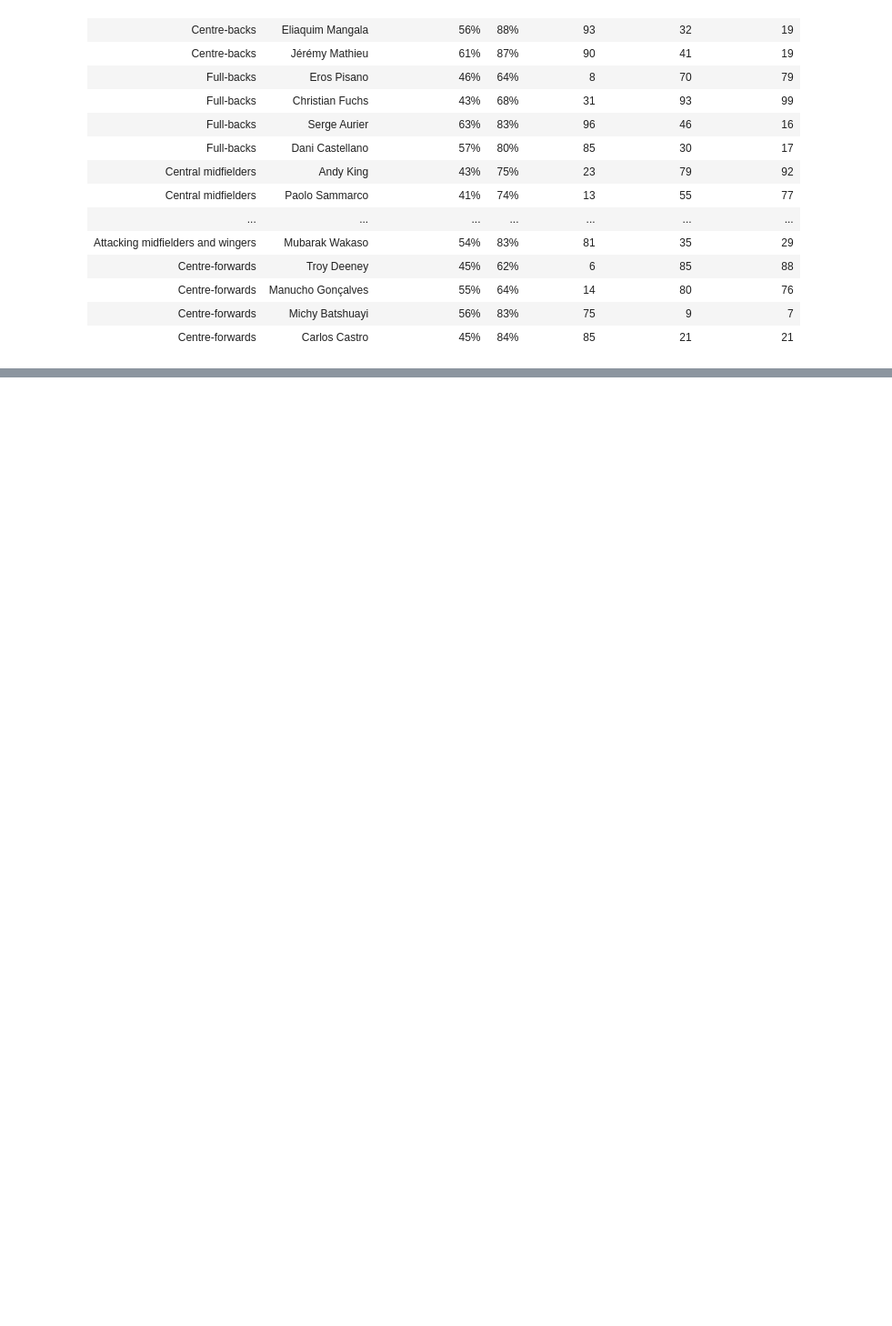
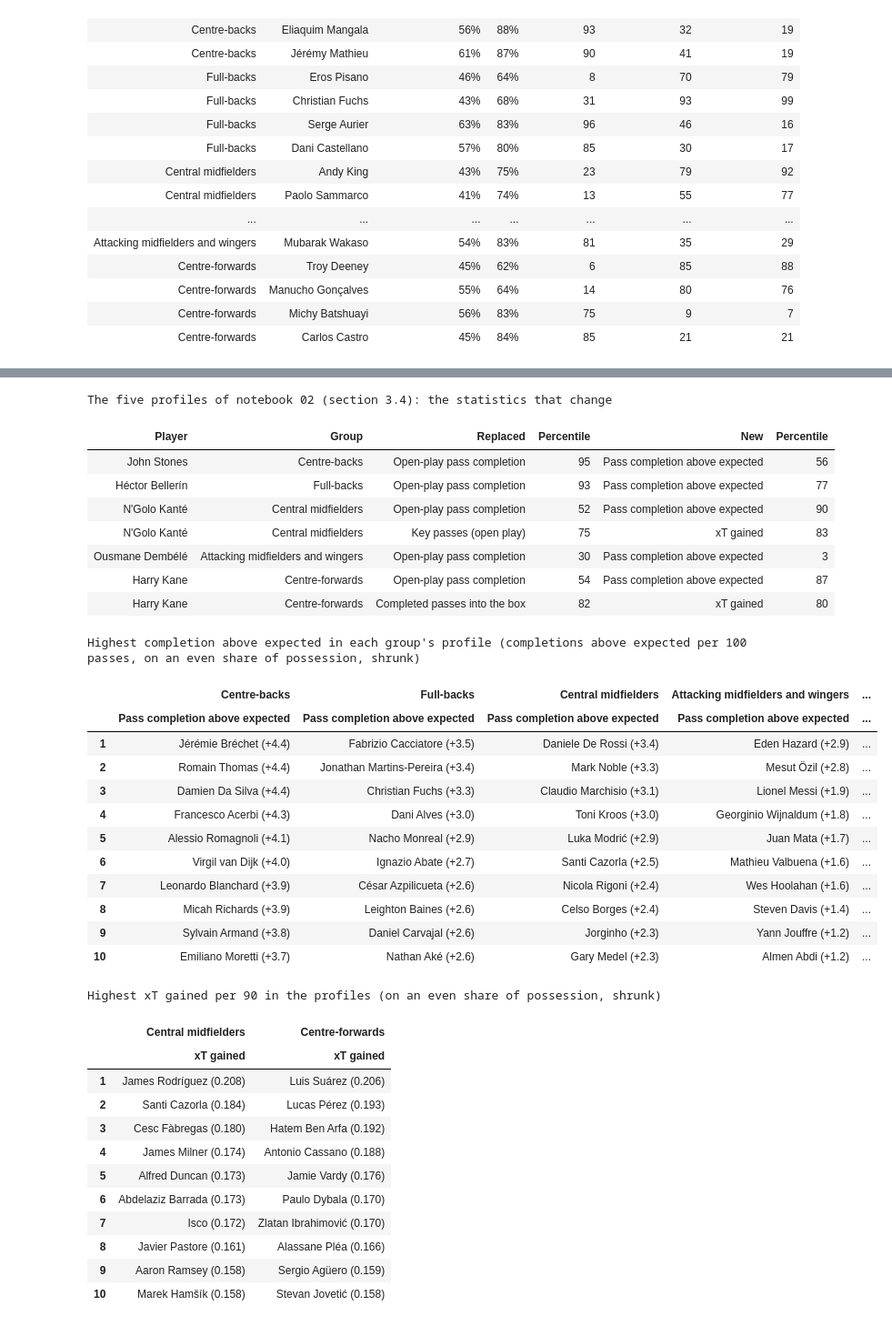
Before and after one commit to Fabiohhp/football-scouting, a Jupyter notebook: notebooks/03_possession_value.ipynb, the cells around one changed output, grey strips where cells are left out. Shown at 91% size. Saved outputs shown, nothing was run; the diff lists cells and outputs as text; code cells hidden in the pictures; blank space fills up the shorter version.

```diff
--- a/notebooks/03_possession_value.ipynb
+++ b/notebooks/03_possession_value.ipynb
@@ -1867,0 +2336,75 @@ of centre-backs to the 19th, Serge Aurier from the 96th to the 16th of full-back
+# %%
+EXAMPLES = ["John Stones", "Héctor Bellerín", "N'Golo Kanté", "Ousmane Dembélé", "Harry Kane"]
+rows = []
+for name in EXAMPLES:
+    i = players.index[players.name == name].item()
+    g = players.comparison_group[i]
+    for gg, new, old in SWAPS:
+        if gg == g:
+            rows.append({
+                "Player": name, "Group": GROUP_NAMES[g], "Replaced": NAMES[old],
+                "Percentile": percentile["before"].loc[i, old], "New": NAMES[new],
+                "Percentile ": percentile["after"].loc[i, new],
+            })  # fmt: skip
+display(
+    pd.DataFrame(rows)
+    .style.format("{:.0f}", subset=["Percentile", "Percentile "])
+    .hide(axis="index")
+    .set_caption("The five profiles of notebook 02 (section 3.4): the statistics that change")
+)
+top = {}
+for g, new, _ in SWAPS:
+    d = values_now[(values_now.comparison_group == g) & (values_now.statistic == new)]
+    best = d.nlargest(10, "shrunk")
+    fmt = (lambda v: f"{100 * v:+.1f}") if new != "xt" else (lambda v: f"{v:.3f}")
+    top[(GROUP_NAMES[g], NAMES[new])] = [
+        f"{players.name[i]} ({fmt(v)})" for i, v in zip(best.player_id, best.shrunk, strict=True)
+    ]
+top = pd.DataFrame(top, index=range(1, 11))
+display(
+    top[[c for c in top.columns if c[1] != NAMES["xt"]]].style.set_caption(
+        "Highest completion above expected in each group's profile (completions above expected "
+        "per 100 passes, on an even share of possession, shrunk)"
+    )
+)
+display(
+    top[[c for c in top.columns if c[1] == NAMES["xt"]]].style.set_caption(
+        "Highest xT gained per 90 in the profiles (on an even share of possession, shrunk)"
+    )
+)
+# %% [output]
+The five profiles of notebook 02 (section 3.4): the statistics that change
+| Player | Group | Replaced | Percentile | New | Percentile |
+| John Stones | Centre-backs | Open-play pass completion | 95 | Pass completion above expected | 56 |
+| Héctor Bellerín | Full-backs | Open-play pass completion | 93 | Pass completion above expected | 77 |
+| N'Golo Kanté | Central midfielders | Open-play pass completion | 52 | Pass completion above expected | 90 |
+| N'Golo Kanté | Central midfielders | Key passes (open play) | 75 | xT gained | 83 |
+| Ousmane Dembélé | Attacking midfielders and wingers | Open-play pass completion | 30 | Pass completion above expected | 3 |
+| Harry Kane | Centre-forwards | Open-play pass completion | 54 | Pass completion above expected | 87 |
+| Harry Kane | Centre-forwards | Completed passes into the box | 82 | xT gained | 80 |
+Highest completion above expected in each group's profile (completions above expected per 100 passes, on an even share of possession, shrunk)
+|  | Centre-backs | Full-backs | Central midfielders | Attacking midfielders and wingers | ... |
+|  | Pass completion above expected | Pass completion above expected | Pass completion above expected | Pass completion above expected | ... |
+| 1 | Jérémie Bréchet (+4.4) | Fabrizio Cacciatore (+3.5) | Daniele De Rossi (+3.4) | Eden Hazard (+2.9) | ... |
+| 2 | Romain Thomas (+4.4) | Jonathan Martins-Pereira (+3.4) | Mark Noble (+3.3) | Mesut Özil (+2.8) | ... |
+| 3 | Damien Da Silva (+4.4) | Christian Fuchs (+3.3) | Claudio Marchisio (+3.1) | Lionel Messi (+1.9) | ... |
+| 4 | Francesco Acerbi (+4.3) | Dani Alves (+3.0) | Toni Kroos (+3.0) | Georginio Wijnaldum (+1.8) | ... |
+| 5 | Alessio Romagnoli (+4.1) | Nacho Monreal (+2.9) | Luka Modrić (+2.9) | Juan Mata (+1.7) | ... |
+| 6 | Virgil van Dijk (+4.0) | Ignazio Abate (+2.7) | Santi Cazorla (+2.5) | Mathieu Valbuena (+1.6) | ... |
+| 7 | Leonardo Blanchard (+3.9) | César Azpilicueta (+2.6) | Nicola Rigoni (+2.4) | Wes Hoolahan (+1.6) | ... |
+| 8 | Micah Richards (+3.9) | Leighton Baines (+2.6) | Celso Borges (+2.4) | Steven Davis (+1.4) | ... |
+| 9 | Sylvain Armand (+3.8) | Daniel Carvajal (+2.6) | Jorginho (+2.3) | Yann Jouffre (+1.2) | ... |
+| 10 | Emiliano Moretti (+3.7) | Nathan Aké (+2.6) | Gary Medel (+2.3) | Almen Abdi (+1.2) | ... |
+Highest xT gained per 90 in the profiles (on an even share of possession, shrunk)
+|  | Central midfielders | Centre-forwards |
+|  | xT gained | xT gained |
+| 1 | James Rodríguez (0.208) | Luis Suárez (0.206) |
+| 2 | Santi Cazorla (0.184) | Lucas Pérez (0.193) |
+| 3 | Cesc Fàbregas (0.180) | Hatem Ben Arfa (0.192) |
+| 4 | James Milner (0.174) | Antonio Cassano (0.188) |
+| 5 | Alfred Duncan (0.173) | Jamie Vardy (0.176) |
+| 6 | Abdelaziz Barrada (0.173) | Paulo Dybala (0.170) |
+| 7 | Isco (0.172) | Zlatan Ibrahimović (0.170) |
+| 8 | Javier Pastore (0.161) | Alassane Pléa (0.166) |
+| 9 | Aaron Ramsey (0.158) | Sergio Agüero (0.159) |
+| 10 | Marek Hamšík (0.158) | Stevan Jovetić (0.158) |
```
Also changed, not shown: parts of 17 cells of this notebook, 16 other files.
